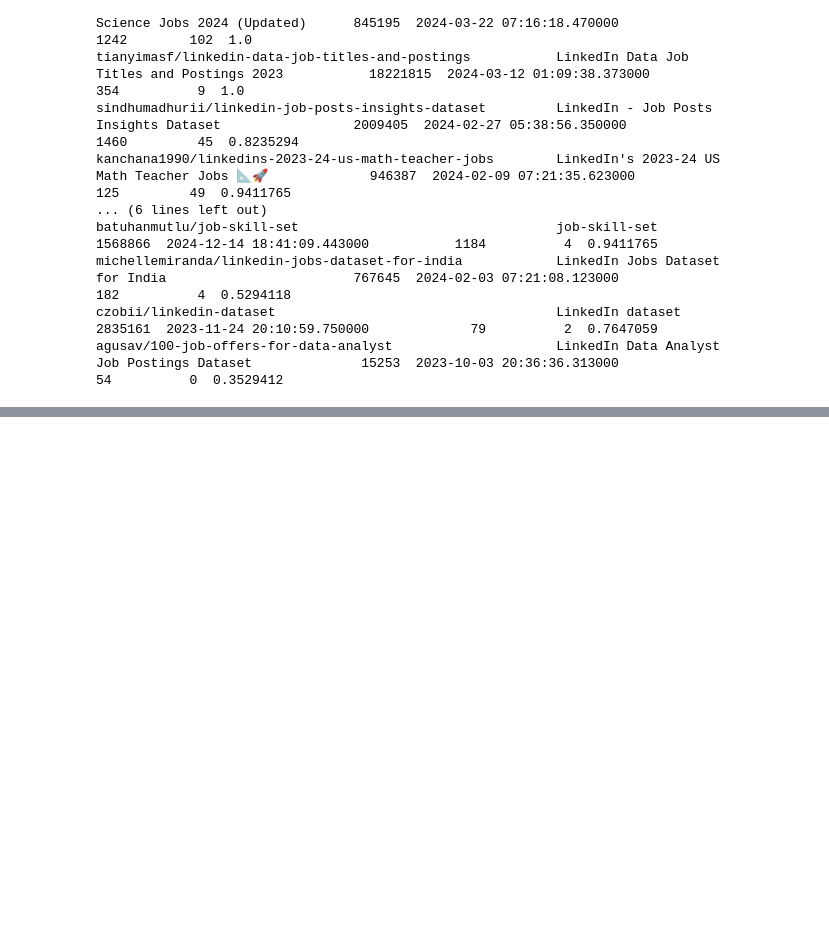
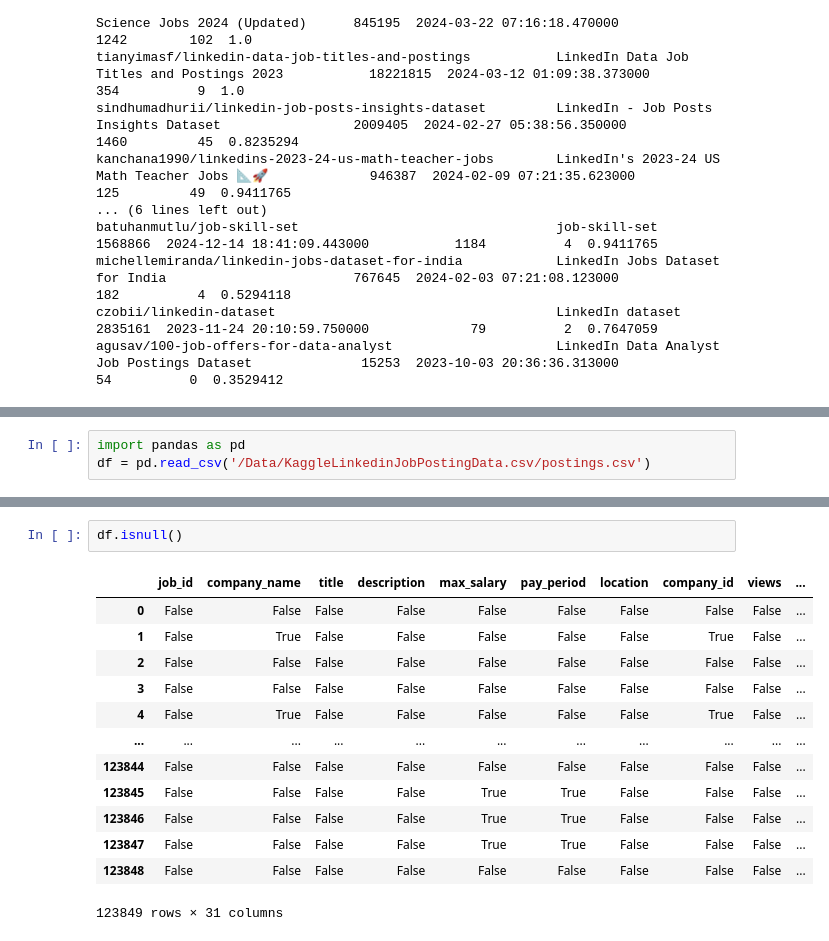
Before and after one commit to ShivaniSinghRajawat/Linkedin-Job-Posting-Analysis, a Jupyter notebook: Linkedin_Job_Posting_Analysis.ipynb, the cells around one changed output, grey strips where cells are left out. Cells and saved outputs as stored; diff of their text form; blank space fills up the shorter version.

```diff
--- a/Linkedin_Job_Posting_Analysis.ipynb
+++ b/Linkedin_Job_Posting_Analysis.ipynb
@@ -49,0 +98,3 @@ Downloading linkedin-job-postings .zip to ../Data/KaggleLinkedinJobPostingData
+# %%
+import pandas as pd
+df = pd.read_csv('/Data/KaggleLinkedinJobPostingData.csv/postings.csv')
@@ -49,0 +141,16 @@ Downloading linkedin-job-postings .zip to ../Data/KaggleLinkedinJobPostingData
+# %%
+df.isnull()
+# %% [output]
+|  | job_id | company_name | title | description | max_salary | pay_period | location | company_id | views | ... |
+| 0 | False | False | False | False | False | False | False | False | False | ... |
+| 1 | False | True | False | False | False | False | False | True | False | ... |
+| 2 | False | False | False | False | False | False | False | False | False | ... |
+| 3 | False | False | False | False | False | False | False | False | False | ... |
+| 4 | False | True | False | False | False | False | False | True | False | ... |
+| ... | ... | ... | ... | ... | ... | ... | ... | ... | ... | ... |
+| 123844 | False | False | False | False | False | False | False | False | False | ... |
+| 123845 | False | False | False | False | True | True | False | False | False | ... |
+| 123846 | False | False | False | False | True | True | False | False | False | ... |
+| 123847 | False | False | False | False | True | True | False | False | False | ... |
+| 123848 | False | False | False | False | False | False | False | False | False | ... |
+123849 rows × 31 columns
```
Also changed, not shown: parts of 12 cells of this notebook.
